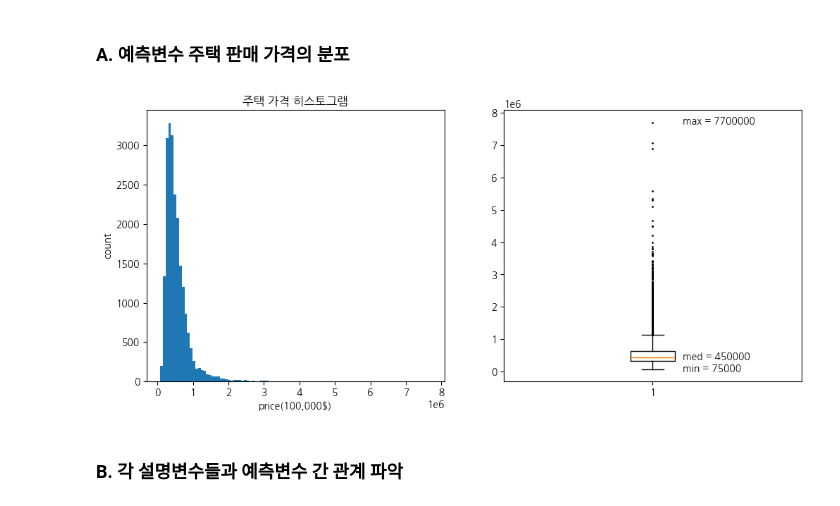
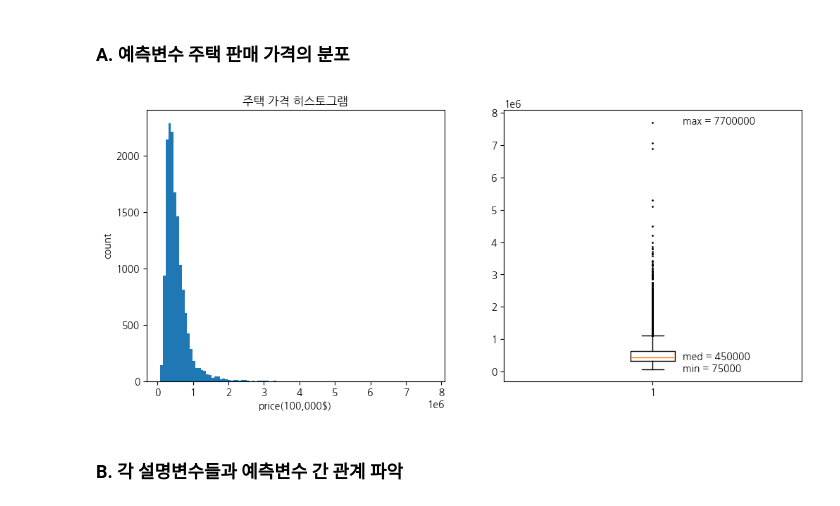
Before and after one commit to HollyRiver/ML2024, a Jupyter notebook: hw/기말 발표/기말 레포트 code.ipynb, the cells around one changed output. Cells and saved outputs as stored; diff of their text form; code cells hidden in the pictures.

```diff
--- a/hw/기말 발표/기말 레포트 code.ipynb
+++ b/hw/기말 발표/기말 레포트 code.ipynb
@@ -52,0 +45,9 @@ memory usage: 3.5+ MB
+# %%
+housing_price = pd.read_csv("kc_house_data.csv")
+
+## 시각화를 위한 전처리
+df_preprocessed = housing_price.drop(["id", "date", "price"], axis = 1)\
+.assign(date = pd.to_datetime(housing_price.date)).assign(price = housing_price.price)
+
+## scores recoding
+scoring_dict = dict()
@@ -57,17 +74,17 @@ memory usage: 3.5+ MB
 # %%
 fig, axs = plt.subplots(1, 2, figsize = (12,5))
 
-axs[0].hist(housing_price.price, bins = 100)
+axs[0].hist(df_train.price, bins = 100)
 axs[0].set_title("주택 가격 히스토그램")
 axs[0].set_xlabel("price(100,000$)")
 axs[0].set_ylabel("count")
-axs[1].boxplot(housing_price.price, flierprops={'marker': 'o', 'markersize': 1, 'markerfacecolor': 'fuchsia'})
-axs[1].text(1.1, 0, f"min = {housing_price.price.min():.0f}", fontsize=10)
-axs[1].text(1.1, 375000, f"med = {housing_price.price.median():.0f}", fontsize=10)
-axs[1].text(1.1, 7650000, f"max = {housing_price.price.max():.0f}", fontsize=10)
+axs[1].boxplot(df_train.price, flierprops={'marker': 'o', 'markersize': 1, 'markerfacecolor': 'fuchsia'})
+axs[1].text(1.1, 0, f"min = {df_train.price.min():.0f}", fontsize=10)
+axs[1].text(1.1, 375000, f"med = {df_train.price.median():.0f}", fontsize=10)
+axs[1].text(1.1, 7650000, f"max = {df_train.price.max():.0f}", fontsize=10)
 plt.show()
 # %% [output]
-[figure, old version]
+[figure, new version]
 # %% [markdown]
 ### **B. 각 설명변수들과 예측변수 간 관계 파악**
 # %% [markdown]
```
Also changed, not shown: parts of 26 cells of this notebook, 9 other files.
